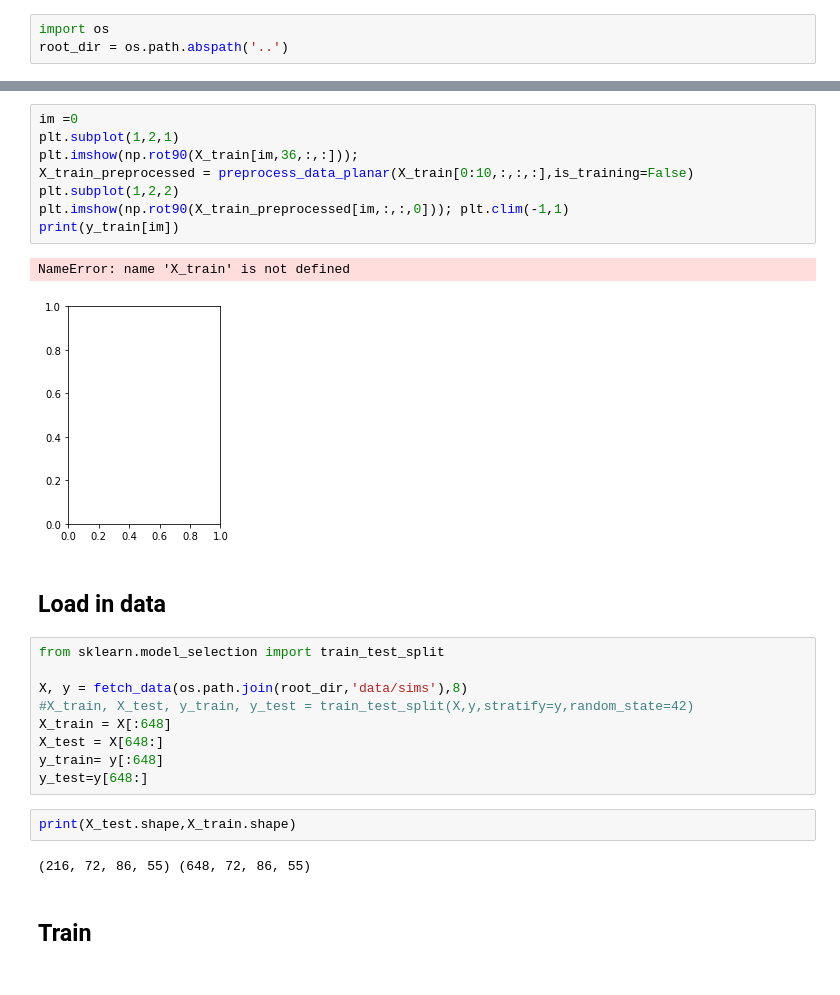
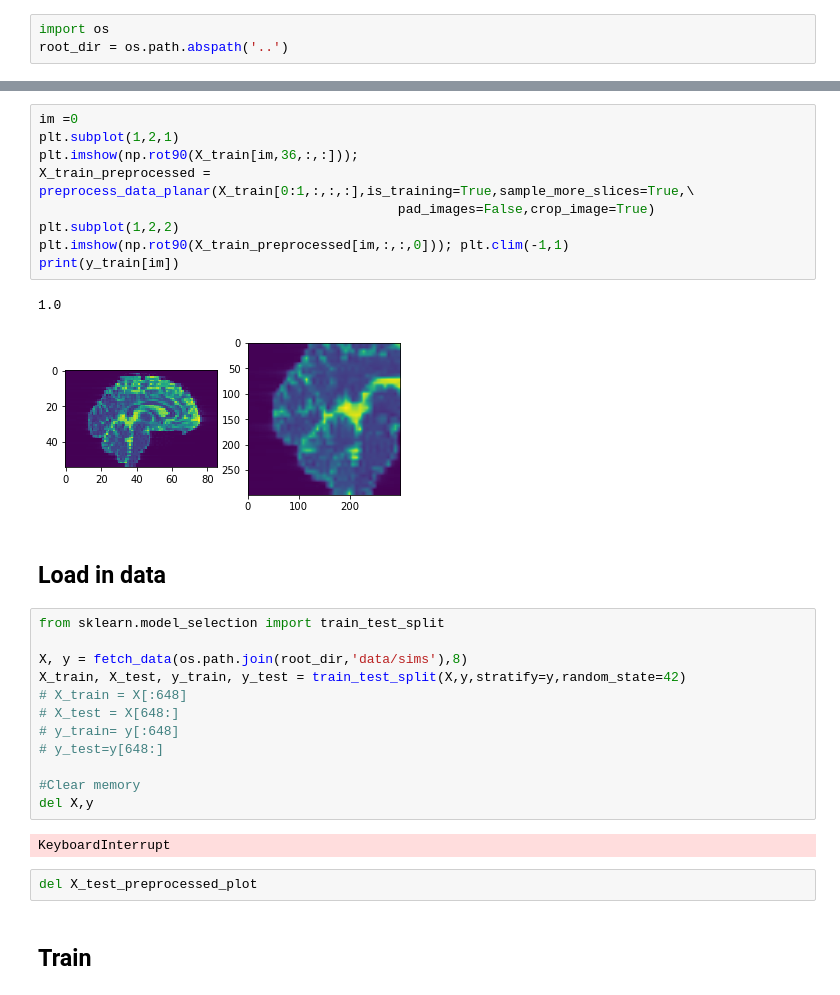
Before and after one commit to marksgraham/deep-qc, a Jupyter notebook: code/fit_cnn.ipynb, the cells around one changed output, grey strips where cells are left out. Drawn from its saved outputs; the diff is of its cells as text.

```diff
--- a/code/fit_cnn.ipynb
+++ b/code/fit_cnn.ipynb
@@ -153,29 +184,33 @@ def preprocess_data_planar(X,target_height=299,target_width=299,is_training=Fals
 # %%
 im =0
 plt.subplot(1,2,1)
 plt.imshow(np.rot90(X_train[im,36,:,:]));
-X_train_preprocessed = preprocess_data_planar(X_train[0:10,:,:,:],is_training=False)
+X_train_preprocessed = preprocess_data_planar(X_train[0:1,:,:,:],is_training=True,sample_more_slices=True,\
+                                              pad_images=False,crop_image=True)
 plt.subplot(1,2,2)
 plt.imshow(np.rot90(X_train_preprocessed[im,:,:,0])); plt.clim(-1,1)
 print(y_train[im])
 # %% [output]
-NameError: name 'X_train' is not defined
+1.0
-[figure, old version]
+[figure, new version]
 # %% [markdown]
 ## Load in data
 # %%
 from sklearn.model_selection import train_test_split
 
 X, y = fetch_data(os.path.join(root_dir,'data/sims'),8)
-#X_train, X_test, y_train, y_test = train_test_split(X,y,stratify=y,random_state=42)
-X_train = X[:648]
-X_test = X[648:]
-y_train= y[:648]
-y_test=y[648:]
+X_train, X_test, y_train, y_test = train_test_split(X,y,stratify=y,random_state=42)
+# X_train = X[:648]
+# X_test = X[648:]
+# y_train= y[:648]
+# y_test=y[648:]
+
+#Clear memory
+del X,y
+# %% [output]
+KeyboardInterrupt
-# %%
-print(X_test.shape,X_train.shape)
-# %% [output]
-(216, 72, 86, 55) (648, 72, 86, 55)
+# %%
+del X_test_preprocessed_plot
 # %% [markdown]
 ## Train
 # %%
```
Also changed, not shown: parts of 5 cells of this notebook.
